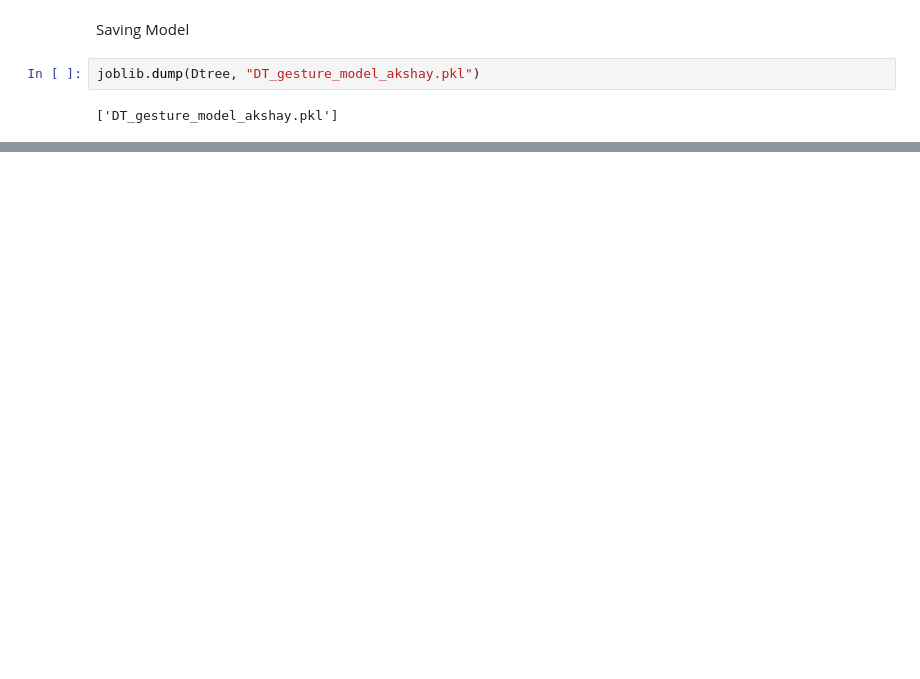
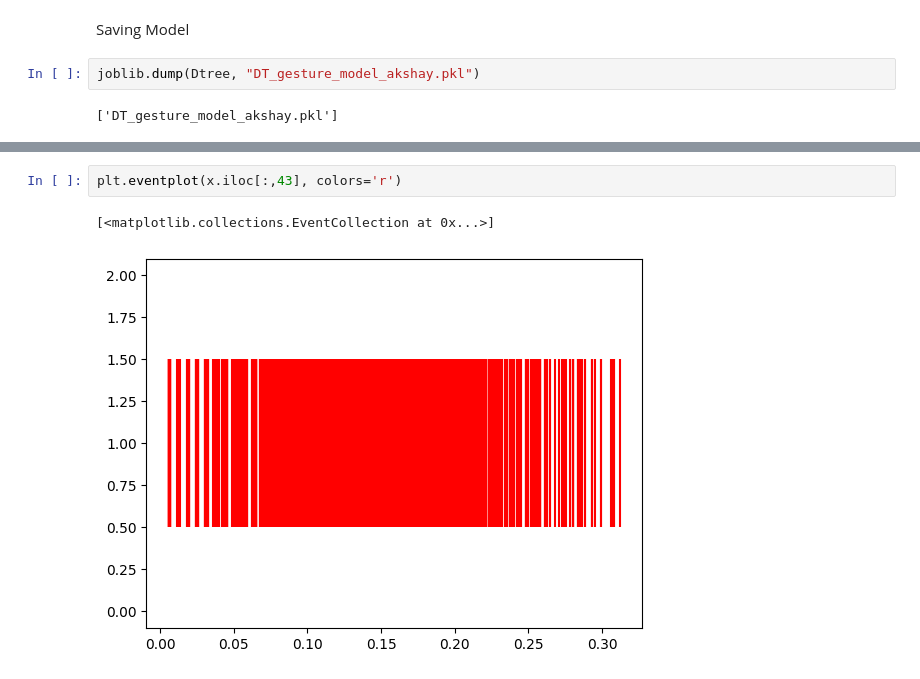
Before and after one commit to AkshayGola/AI-Buzz, a Jupyter notebook: keypoint_classification_DT.ipynb, the cells around one changed output, grey strips where cells are left out. Drawn from its saved outputs; the diff is of its cells as text; blank space fills up the shorter version.

```diff
--- a/keypoint_classification_DT.ipynb
+++ b/keypoint_classification_DT.ipynb
@@ -121,0 +435,5 @@ joblib.dump(Dtree, "DT_gesture_model_akshay.pkl")
+# %%
+plt.eventplot(x.iloc[:,43], colors='r')
+# %% [output]
+[<matplotlib.collections.EventCollection at 0x...>]
+[figure, added]
```
Also changed, not shown: parts of 25 cells of this notebook, 11 other files.
